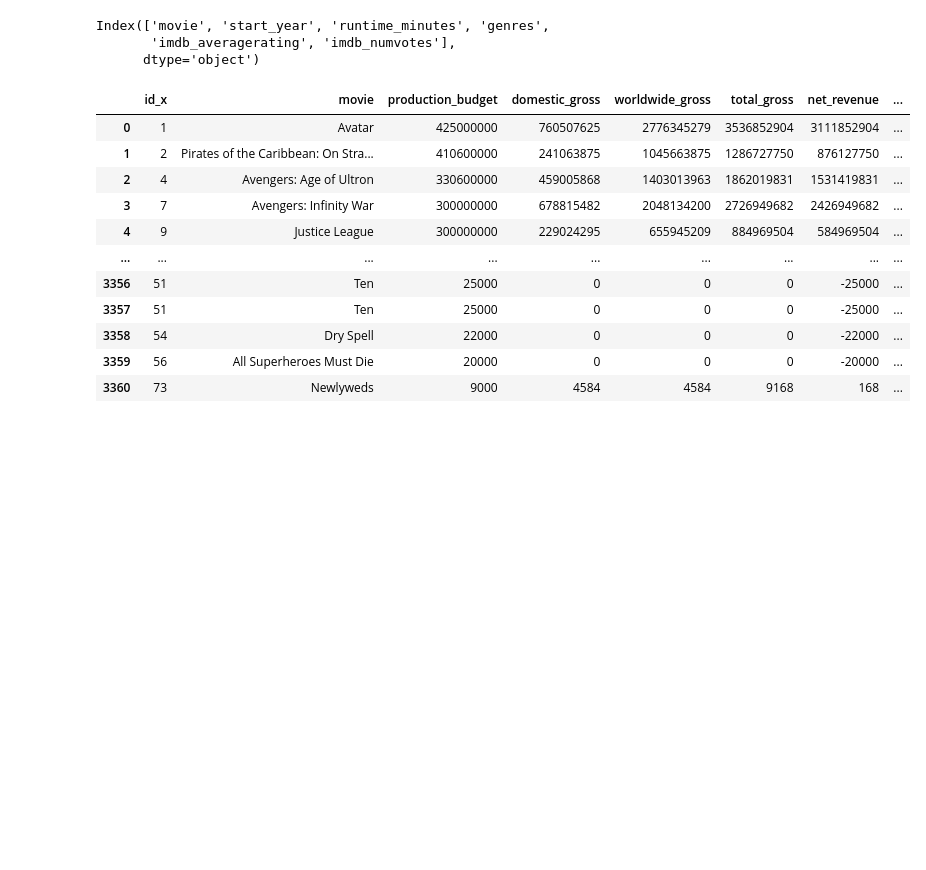
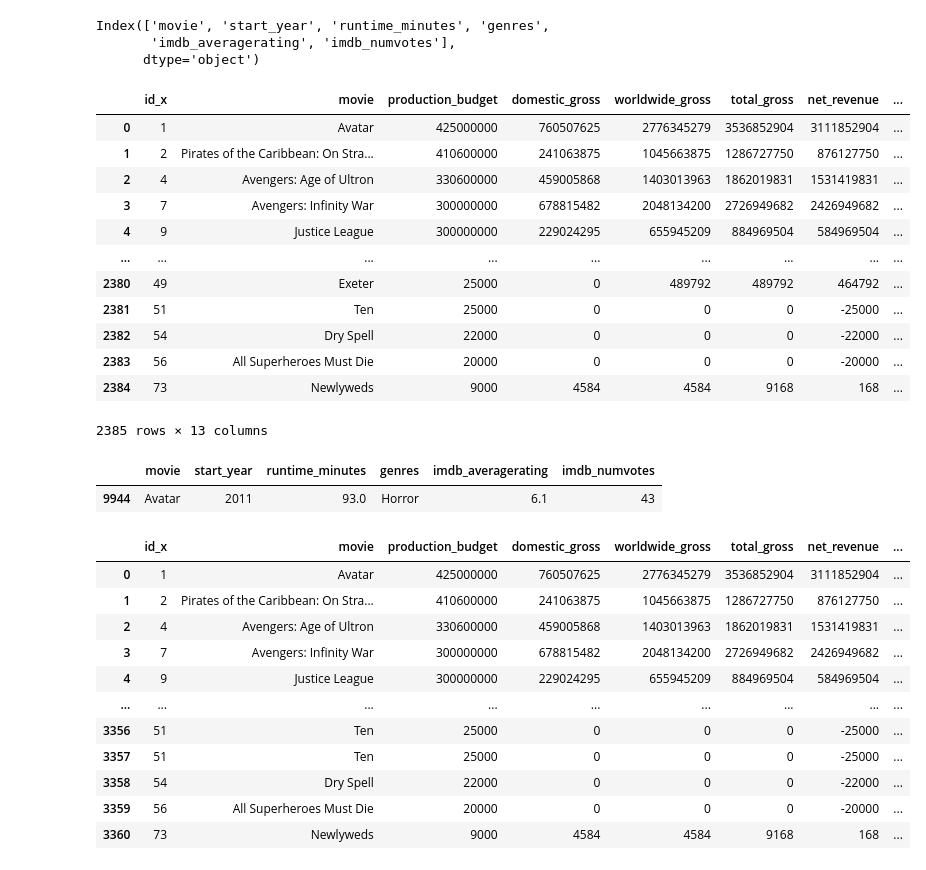
Before and after one commit to basstraining/film_data_analysis, a Jupyter notebook: Notebooks/imdb_eda.ipynb, the cells around one changed output. Saved outputs shown, nothing was run; the diff lists cells and outputs as text; code cells hidden in the pictures; blank space fills up the shorter version.

```diff
--- a/Notebooks/imdb_eda.ipynb
+++ b/Notebooks/imdb_eda.ipynb
@@ -115,6 +115,27 @@ Index(['movie', 'start_year', 'runtime_minutes', 'genres',
       dtype='object')
 # %%
 budget_rating_info_df = pd.merge(budget_review_df, rating_info_comb, how='inner', on='movie')
+# %%
+budget_review_df
+# %% [output]
+|  | id_x | movie | production_budget | domestic_gross | worldwide_gross | total_gross | net_revenue | ... |
+| 0 | 1 | Avatar | 425000000 | 760507625 | 2776345279 | 3536852904 | 3111852904 | ... |
+| 1 | 2 | Pirates of the Caribbean: On Stra... | 410600000 | 241063875 | 1045663875 | 1286727750 | 876127750 | ... |
+| 2 | 4 | Avengers: Age of Ultron | 330600000 | 459005868 | 1403013963 | 1862019831 | 1531419831 | ... |
+| 3 | 7 | Avengers: Infinity War | 300000000 | 678815482 | 2048134200 | 2726949682 | 2426949682 | ... |
+| 4 | 9 | Justice League | 300000000 | 229024295 | 655945209 | 884969504 | 584969504 | ... |
+| ... | ... | ... | ... | ... | ... | ... | ... | ... |
+| 2380 | 49 | Exeter | 25000 | 0 | 489792 | 489792 | 464792 | ... |
+| 2381 | 51 | Ten | 25000 | 0 | 0 | 0 | -25000 | ... |
+| 2382 | 54 | Dry Spell | 22000 | 0 | 0 | 0 | -22000 | ... |
+| 2383 | 56 | All Superheroes Must Die | 20000 | 0 | 0 | 0 | -20000 | ... |
+| 2384 | 73 | Newlyweds | 9000 | 4584 | 4584 | 9168 | 168 | ... |
+2385 rows × 13 columns
+# %%
+rating_info_comb.loc[rating_info_comb['movie'] == 'Avatar']
+# %% [output]
+|  | movie | start_year | runtime_minutes | genres | imdb_averagerating | imdb_numvotes |
+| 9944 | Avatar | 2011 | 93.0 | Horror | 6.1 | 43 |
 # %%
 budget_rating_info_df
 # %% [output]
```
Also changed, not shown: parts of 6 cells of this notebook, 2 other files.
